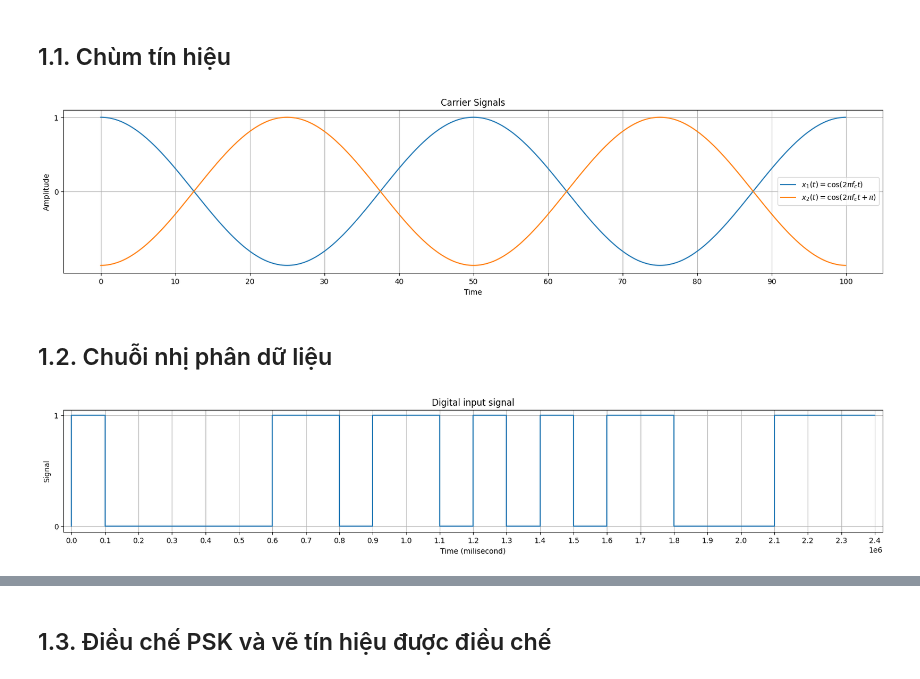
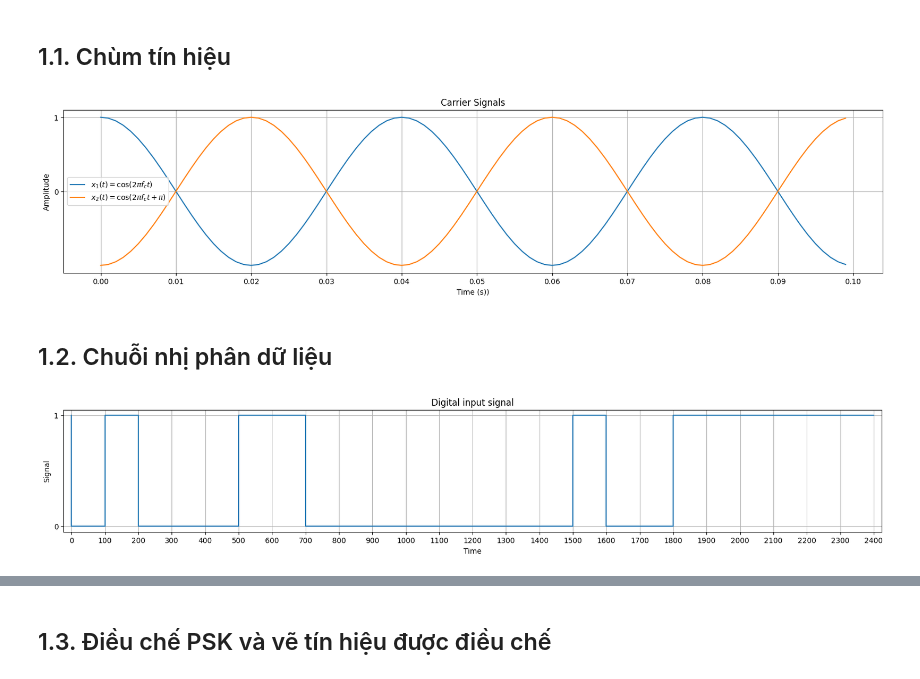
Before and after one commit to LuongHvd/Communication-Engineering-HUST-, a Jupyter notebook: PSK_final.ipynb, the cells around one changed output, grey strips where cells are left out. Cells and saved outputs as stored; diff of their text form; code cells hidden in the pictures.

```diff
--- a/PSK_final.ipynb
+++ b/PSK_final.ipynb
@@ -7,19 +7,18 @@ from scipy.special import erfc
 # %% [markdown]
 # Khởi tạo tham số
 # %%
-np.random.seed(123)                             # Seed for random number generator
+np.random.seed(132)                             # Seed for random number generator
 x = np.random.randint(2, size = 1000)           # Chuỗi nhị phân dữ liệu độ dài 1000
 xplot = np.random.randint(2, size = 25)         # Chuỗi 25 bit đầu tiên để visualize
 for i in range(25):
     xplot[i] = x[i]
 n = len(x)                                      # n = 1000
 nplot = len(xplot)                              # nplot = 25
-Tb = 100;                                       # thời gian truyền 1 bit
+Tb = 0.100;                                     # thời gian truyền 1 bit
 nb = 100;                                       # số mẫu lấy mỗi bit
-br = 1/Tb;                                      # Bit rate  (Hz)
-f = 2*br                                        # Carrier frequency (Hz) (>= 2*br, theo Nyquist)
+f = 2.5/Tb                                      # Carrier frequency (Hz)
 
-t = Tb*np.arange(0,n,1/nb)                      # thời gian truyền
+t = Tb*np.arange(0,n,1/nb)                      # khoảng thời gian truyền n bit chia ra theo kc nb
 tplot = Tb*np.arange(0,nplot,1/nb)
 # %% [markdown]
 # 1. Điều chế BPSK
@@ -28,25 +27,25 @@ tplot = Tb*np.arange(0,nplot,1/nb)
 # %%
 # chùm tín hiệu
 x1 = np.cos(2*np.pi*f*t);             # tín hiệu cho bit '1'
 x2 = np.cos(2*np.pi*f*t + np.pi);     # tín hiệu cho bit '0'
 x1plot = np.cos(2*np.pi*f*tplot)
 x2plot = np.cos(2*np.pi*f*tplot + np.pi);
 
 # plot the carrier signal for 1 bit period
 plt.figure(figsize=(20,4))
-t_  = Tb*np.arange(0,1,1/nb)
+t_  = Tb*np.arange(0,1,1/nb)                    # khoảng thời gian truyền 1 bit
 plt.plot(t_,np.cos(2*np.pi*f*t_))
 plt.plot(t_,np.cos(2*np.pi*f*t_ + np.pi))
-plt.xlabel('Time')
+plt.xlabel('Time (s))')
 plt.ylabel('Amplitude')
 plt.xticks(np.arange(0,Tb+Tb/10,Tb/10))
 plt.yticks([0,1])
 plt.grid(True)
 plt.title('Carrier Signals')
 plt.legend(['$x_1(t) = \cos(2\pi f_c t)$','$x_2(t) = \cos(2\pi f_c t + \pi)$'])
 plt.show()
 # %% [output]
-[figure, old version]
+[figure, new version]
 # %% [markdown]
 ## 1.2. Chuỗi nhị phân dữ liệu
 # %%
@@ -68,7 +67,7 @@ for i in range(0,n,1):
 plt.figure(figsize = (20, 3))
 plt.title('Digital input signal')
 plt.xticks(1000*np.arange(0,Tb*nplot,Tb))
-plt.xlabel('Time (milisecond)')
+plt.xlabel('Time')
 plt.ylabel('Signal')
 plt.yticks([0,1])
 plt.step(1000*np.arange(0,Tb*nplot,Tb), xplot)
@@ -76,7 +75,7 @@ plt.grid(True)
 plt.margins(x=0.01, y=0.05)
 plt.show()
 # %% [output]
-[figure, old version]
+[figure, new version]
 # %%
 for i in range(n):
     print(x[i], end=' ')
```
Also changed, not shown: parts of 10 cells of this notebook, 2 other files.
